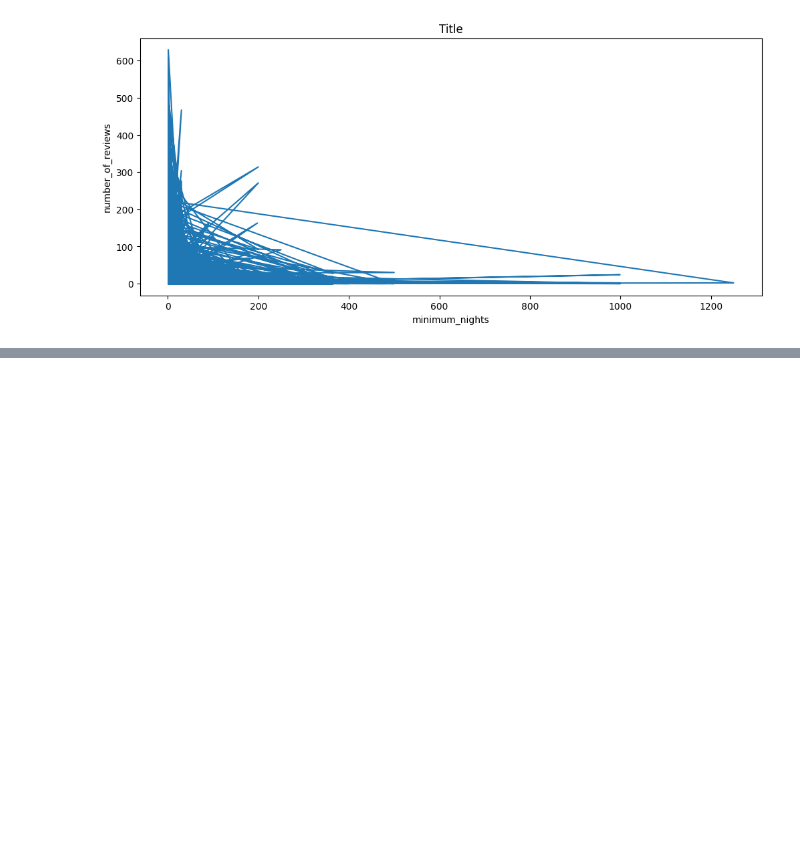
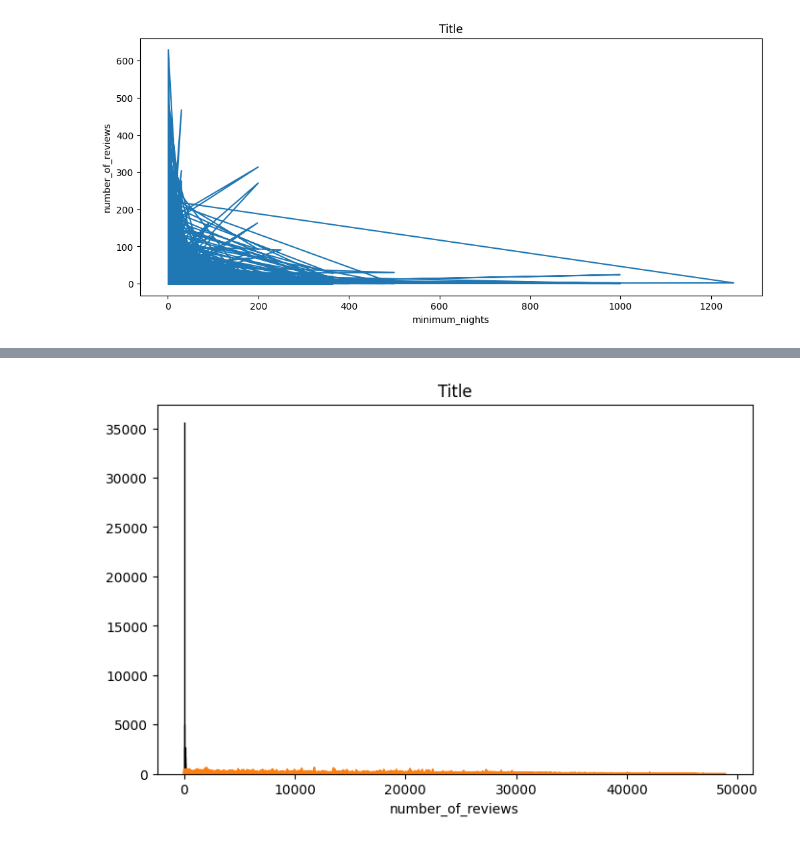
Before and after one commit to ujjutanwer-hub/Data-Science, a Jupyter notebook: Untitled1.ipynb, the cells around one changed output, grey strips where cells are left out. Cells and saved outputs as stored; diff of their text form; code cells hidden in the pictures; blank space fills up the shorter version.

```diff
--- a/Untitled1.ipynb
+++ b/Untitled1.ipynb
@@ -105,0 +148,9 @@ plt.show()
+# %%
+fig, ax = plt.subplots(figsize=(8, 5), dpi=100)
+ax.hist(data["number_of_reviews"], bins=30, density=False, cumulative=False, edgecolor="black")
+plt.plot(data["number_of_reviews"])
+plt.title("Title")
+plt.xlabel("number_of_reviews")
+plt.show()
+# %% [output]
+[figure, added]
```
Also changed, not shown: parts of 7 cells of this notebook.
